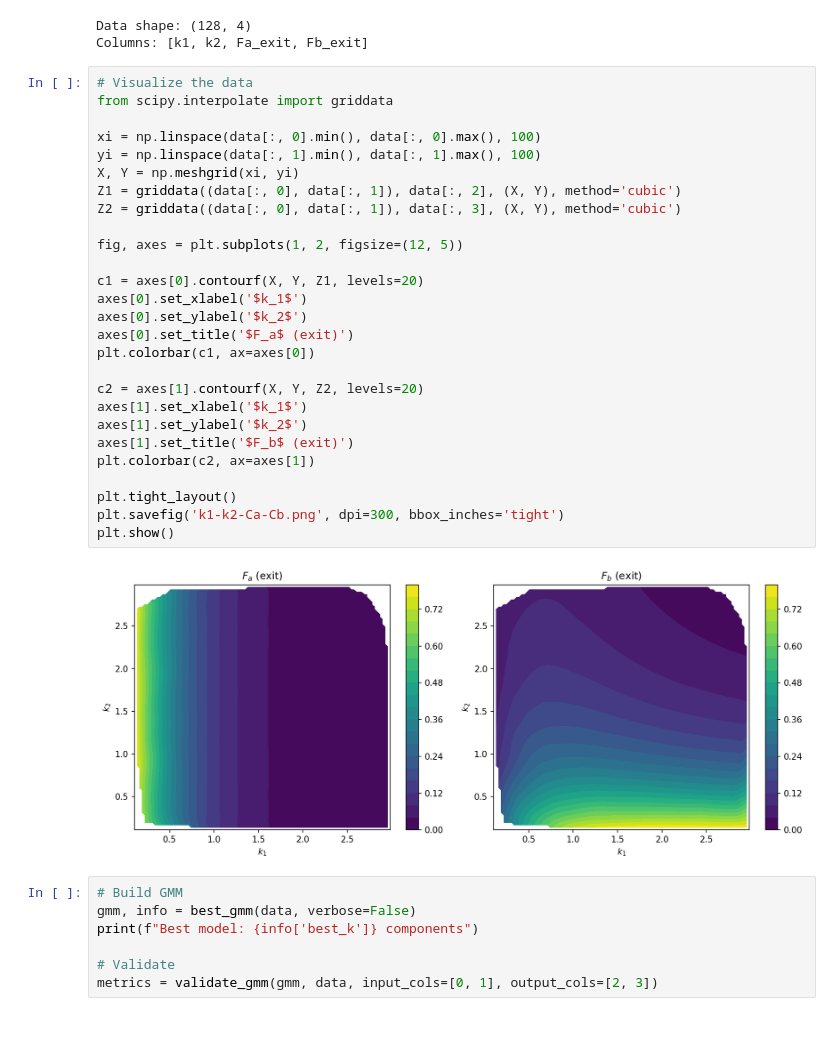
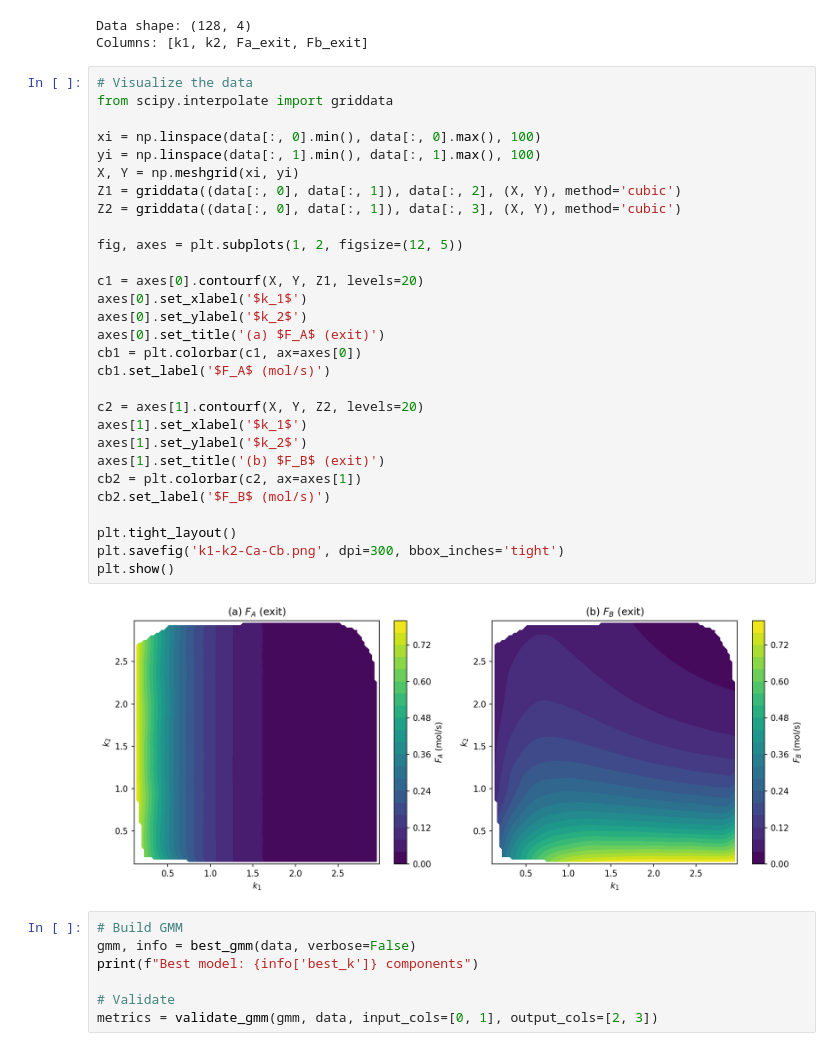
Before and after one commit to KitchinHUB/generative-optimization, a Jupyter notebook: 00e_parameter_estimation.ipynb, the cells around one changed output. Saved outputs shown, nothing was run; the diff lists cells and outputs as text.

```diff
--- a/00e_parameter_estimation.ipynb
+++ b/00e_parameter_estimation.ipynb
@@ -145,32 +145,34 @@ Columns: [k1, k2, Fa_exit, Fb_exit]
 # %%
 # Visualize the data
 from scipy.interpolate import griddata
 
 xi = np.linspace(data[:, 0].min(), data[:, 0].max(), 100)
 yi = np.linspace(data[:, 1].min(), data[:, 1].max(), 100)
 X, Y = np.meshgrid(xi, yi)
 Z1 = griddata((data[:, 0], data[:, 1]), data[:, 2], (X, Y), method='cubic')
 Z2 = griddata((data[:, 0], data[:, 1]), data[:, 3], (X, Y), method='cubic')
 
 fig, axes = plt.subplots(1, 2, figsize=(12, 5))
 
 c1 = axes[0].contourf(X, Y, Z1, levels=20)
 axes[0].set_xlabel('$k_1$')
 axes[0].set_ylabel('$k_2$')
-axes[0].set_title('$F_a$ (exit)')
-plt.colorbar(c1, ax=axes[0])
+axes[0].set_title('(a) $F_A$ (exit)')
+cb1 = plt.colorbar(c1, ax=axes[0])
+cb1.set_label('$F_A$ (mol/s)')
 
 c2 = axes[1].contourf(X, Y, Z2, levels=20)
 axes[1].set_xlabel('$k_1$')
 axes[1].set_ylabel('$k_2$')
-axes[1].set_title('$F_b$ (exit)')
-plt.colorbar(c2, ax=axes[1])
+axes[1].set_title('(b) $F_B$ (exit)')
+cb2 = plt.colorbar(c2, ax=axes[1])
+cb2.set_label('$F_B$ (mol/s)')
 
 plt.tight_layout()
 plt.savefig('k1-k2-Ca-Cb.png', dpi=300, bbox_inches='tight')
 plt.show()
 # %% [output]
-[figure, old version]
+[figure, new version]
 # %%
 # Build GMM
 gmm, info = best_gmm(data, verbose=False)
```
Also changed, not shown: parts of 4 cells of this notebook, 5 other files.
